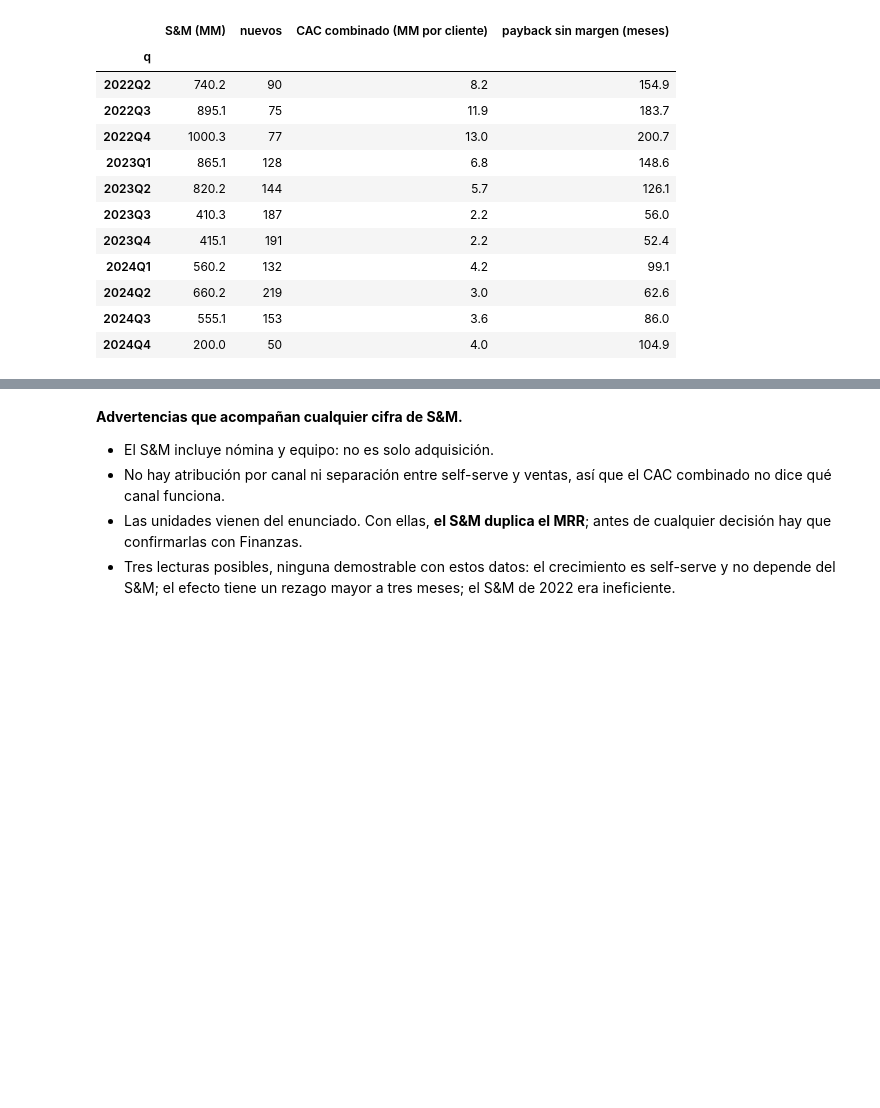
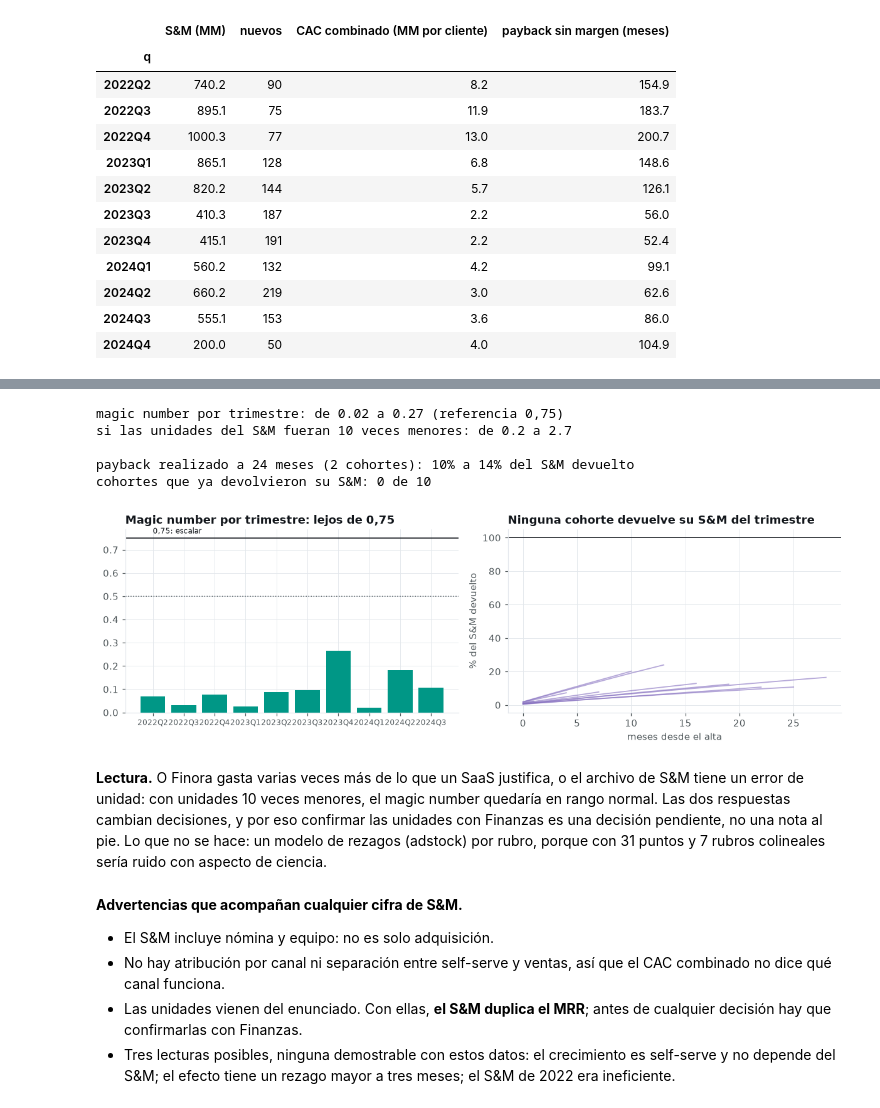
Before and after one commit to DavinsonA/reto-alegra, a Jupyter notebook: notebooks/05_lado_won_del_funnel_y_sm.ipynb, the cells around one changed output, grey strips where cells are left out. Saved outputs shown, nothing was run; the diff lists cells and outputs as text; code cells hidden in the pictures; blank space fills up the shorter version.

```diff
--- a/notebooks/05_lado_won_del_funnel_y_sm.ipynb
+++ b/notebooks/05_lado_won_del_funnel_y_sm.ipynb
@@ -239,3 +245,47 @@ CAC combinado por trimestre: 2.2 a 13.0 MM | payback sin margen: 52 a 201 meses
+# %%
+smq = sm.assign(q=sm["month"].dt.asfreq("Q")).groupby("q")
+eff = pd.DataFrame({"S&M MM": smq["sm_total_cop"].sum() / MM, "meses": smq["month"].nunique()})
+mrr_m = cm.groupby("month")["mrr_cop"].sum()
+arr = mrr_m.groupby(mrr_m.index.asfreq("Q")).last() * 12
+eff["ΔARR MM"] = (arr - arr.shift(1)) / MM
+eff["magic number"] = eff["ΔARR MM"] / eff["S&M MM"].shift(1)
+eff = eff[(eff["meses"] == 3) & (eff.index >= pd.Period("2022Q2", "Q"))]
+print(f"magic number por trimestre: de {eff['magic number'].min():.2f} a {eff['magic number'].max():.2f} (referencia 0,75)")
+print(f"si las unidades del S&M fueran 10 veces menores: de {eff['magic number'].min() * 10:.1f} a {eff['magic number'].max() * 10:.1f}")
+
+coh = cm[cm["mv"] == "new"].assign(cohort=lambda d: d["month"].dt.asfreq("Q"))[["customer_id", "cohort"]]
+c = cm.merge(coh, on="customer_id")
+c = c[(c["age"] >= 0) & (c["cohort"] >= pd.Period("2022Q2", "Q"))]
+pb = c.groupby(["cohort", "age"])["mrr_cop"].sum().groupby(level=0).cumsum().rename("acum").reset_index()
+pb["recuperado"] = pb["acum"] / pb["cohort"].map(smq["sm_total_cop"].sum())
+pb["madura"] = (cm["month"].max() - pb["cohort"].apply(lambda q: q.asfreq("M", "end"))).apply(lambda d: d.n) >= pb["age"]
+pb = pb[pb["madura"]]
+r24 = pb[pb["age"] == 24]
+print(f"\npayback realizado a 24 meses ({len(r24)} cohortes): {r24['recuperado'].min():.0%} a {r24['recuperado'].max():.0%} del S&M devuelto")
+print(f"cohortes que ya devolvieron su S&M: {int((pb.groupby('cohort')['recuperado'].max() >= 1).sum())} de {pb['cohort'].nunique()}")
+
+fig, ax = plt.subplots(1, 2, figsize=(11, 3.6))
+ax[0].bar([str(q) for q in eff.index], eff["magic number"], color=VIZ[0])
+ax[0].axhline(0.75, color=INK, lw=1); ax[0].text(0, 0.77, "0,75: escalar", fontsize=8, color=INK)
+ax[0].axhline(0.5, color=MUTED, lw=1, ls=":"); ax[0].tick_params(axis="x", labelsize=8)
+ax[0].set_title("Magic number por trimestre: lejos de 0,75")
+for q, g in pb.groupby("cohort"):
+    ax[1].plot(g["age"], g["recuperado"] * 100, color=VIZ[1], alpha=0.6, lw=1.2)
+ax[1].axhline(100, color=INK, lw=1); ax[1].set_xlabel("meses desde el alta"); ax[1].set_ylabel("% del S&M devuelto")
+ax[1].set_title("Ninguna cohorte devuelve su S&M del trimestre")
+plt.tight_layout()
+# %% [output]
+magic number por trimestre: de 0.02 a 0.27 (referencia 0,75)
+si las unidades del S&M fueran 10 veces menores: de 0.2 a 2.7
+
+payback realizado a 24 meses (2 cohortes): 10% a 14% del S&M devuelto
+cohortes que ya devolvieron su S&M: 0 de 10
+[figure, added]
+# %% [markdown]
+**Lectura.** O Finora gasta varias veces más de lo que un SaaS justifica, o el archivo de S&M tiene un error de unidad: con
+unidades 10 veces menores, el magic number quedaría en rango normal. Las dos respuestas cambian decisiones, y por eso confirmar
+las unidades con Finanzas es una decisión pendiente, no una nota al pie. Lo que no se hace: un modelo de rezagos (adstock) por
+rubro, porque con 31 puntos y 7 rubros colineales sería ruido con aspecto de ciencia.
 # %% [markdown]
 **Advertencias que acompañan cualquier cifra de S&M.**
 - El S&M incluye nómina y equipo: no es solo adquisición.
```
Also changed, not shown: parts of 2 cells of this notebook, 21 other files.
